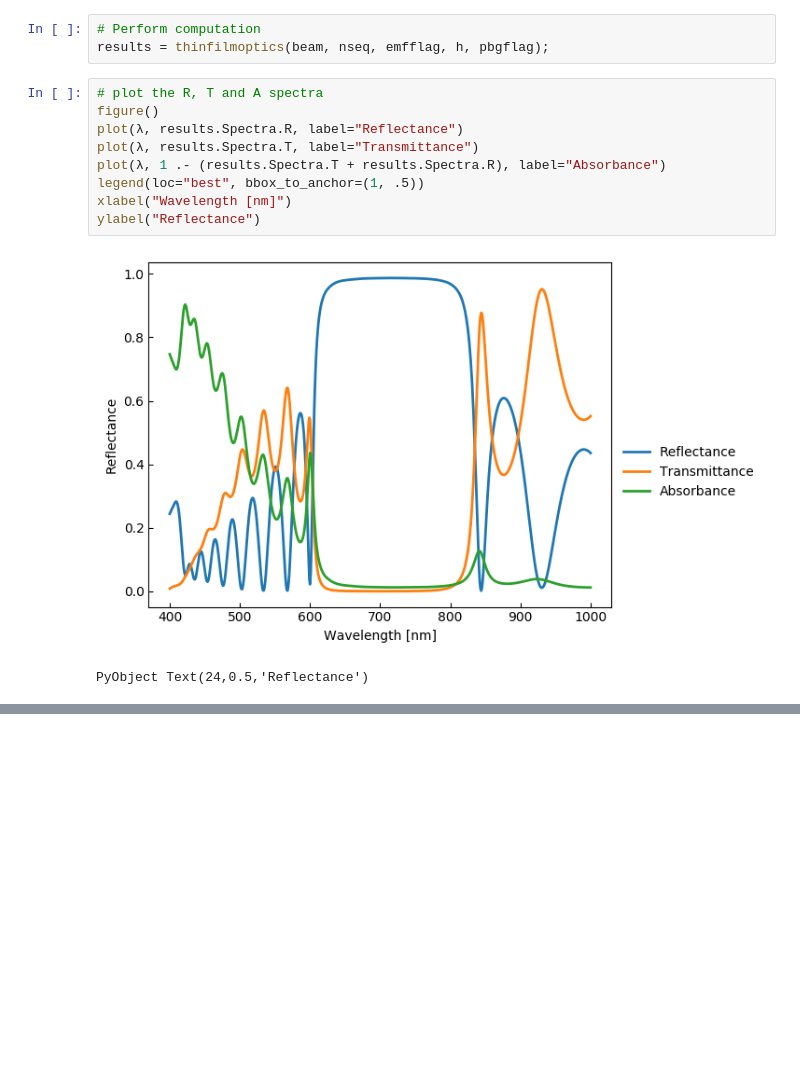
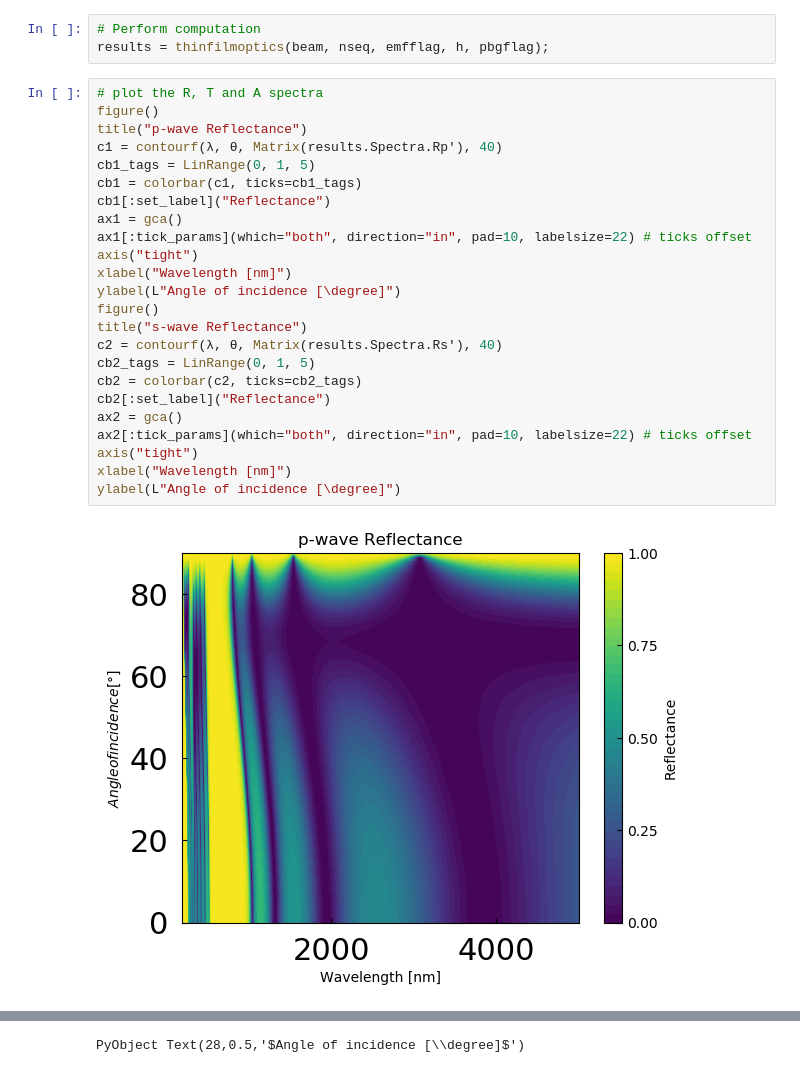
Before and after one commit to lnacquaroli/TMMOptics.jl, a Jupyter notebook: examples/braggStack.ipynb, the cells around one changed output, grey strips where cells are left out. Drawn from its saved outputs; the diff is of its cells as text; blank space fills up the shorter version.

```diff
--- a/examples/braggStack.ipynb
+++ b/examples/braggStack.ipynb
@@ -41,15 +40,29 @@ pbgflag = 1;
 # %%
 # Perform computation
 results = thinfilmoptics(beam, nseq, emfflag, h, pbgflag);
-# %%
-# plot the R, T and A spectra
-figure()
-plot(λ, results.Spectra.R, label="Reflectance")
-plot(λ, results.Spectra.T, label="Transmittance")
-plot(λ, 1 .- (results.Spectra.T + results.Spectra.R), label="Absorbance")
-legend(loc="best", bbox_to_anchor=(1, .5))
-xlabel("Wavelength [nm]")
-ylabel("Reflectance")
-# %% [output]
-[figure, removed]
-PyObject Text(24,0.5,'Reflectance')
+# %%
+# plot the R, T and A spectra
+figure()
+title("p-wave Reflectance")
+c1 = contourf(λ, θ, Matrix(results.Spectra.Rp'), 40)
+cb1_tags = LinRange(0, 1, 5)
+cb1 = colorbar(c1, ticks=cb1_tags)
+cb1[:set_label]("Reflectance")
+ax1 = gca()
+ax1[:tick_params](which="both", direction="in", pad=10, labelsize=22) # ticks offset
+axis("tight")
+xlabel("Wavelength [nm]")
+ylabel(L"Angle of incidence [\degree]")
+figure()
+title("s-wave Reflectance")
+c2 = contourf(λ, θ, Matrix(results.Spectra.Rs'), 40)
+cb2_tags = LinRange(0, 1, 5)
+cb2 = colorbar(c2, ticks=cb2_tags)
+cb2[:set_label]("Reflectance")
+ax2 = gca()
+ax2[:tick_params](which="both", direction="in", pad=10, labelsize=22) # ticks offset
+axis("tight")
+xlabel("Wavelength [nm]")
+ylabel(L"Angle of incidence [\degree]")
+# %% [output]
+[figure, added]
@@ -56 +70,2 @@ PyObject Text(24,0.5,'Reflectance')
+PyObject Text(28,0.5,'$Angle of incidence [\\degree]$')
 # %%
```
Also changed, not shown: parts of 10 cells of this notebook, 7 other files.
